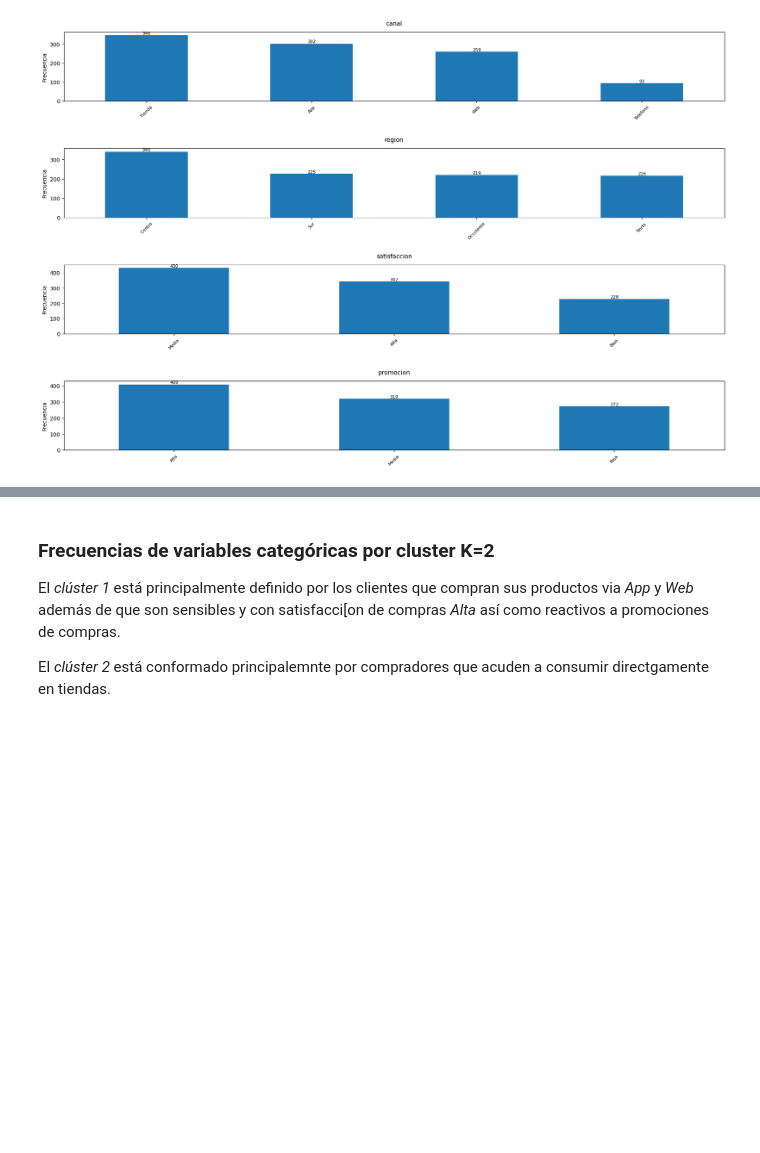
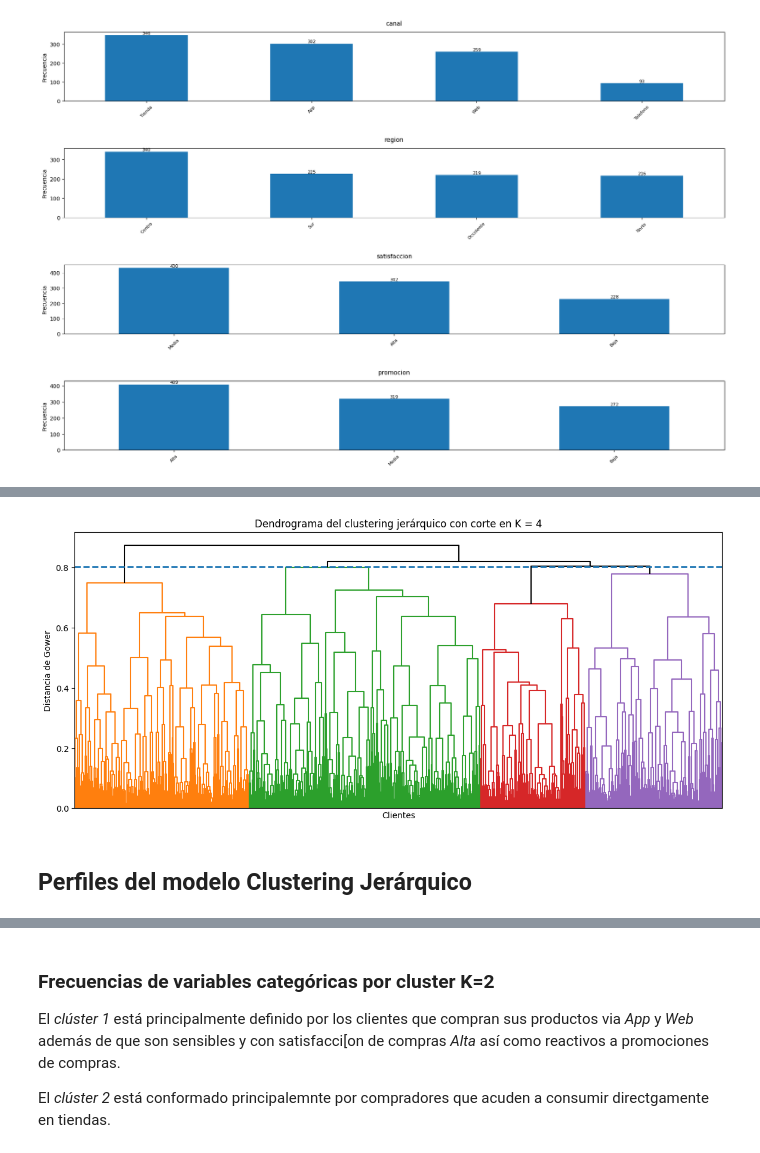
Before and after one commit to rpizarrog/Libro-Aprendizaje-Automatico.-Casos-de-Estudio-con-R-y-Python, a Jupyter notebook: Python NoteBooks/Clustering_Jerarquico_para_datos_de_comportamiento_de_compras_de_clientes.ipynb, the cells around one changed output, grey strips where cells are left out. Saved outputs shown, nothing was run; the diff lists cells and outputs as text; code cells hidden in the pictures; blank space fills up the shorter version.

```diff
--- a/Python NoteBooks/Clustering_Jerarquico_para_datos_de_comportamiento_de_compras_de_clientes.ipynb
+++ b/Python NoteBooks/Clustering_Jerarquico_para_datos_de_comportamiento_de_compras_de_clientes.ipynb
@@ -211,0 +2596,40 @@ f_visualizar_head_tail_reducido(datos_kprototypesK2)
+# %%
+import matplotlib.pyplot as plt
+from scipy.cluster.hierarchy import dendrogram
+
+# K DESEADO
+
+k = 4
+
+modelo_hc = modelo_CJ["modelo_hc"]
+
+# ALTURA DE CORTE PARA K CLÚSTERES
+
+altura_corte = (
+    modelo_hc[-k, 2] + modelo_hc[-k + 1, 2]
+) / 2
+
+# DENDROGRAMA CON CORTE EN K = 4
+
+plt.figure(figsize=(14, 6))
+dendrogram(
+    modelo_hc,
+    color_threshold=altura_corte,
+    above_threshold_color="black",
+    no_labels=True
+)
+
+plt.axhline(
+    y=altura_corte,
+    linestyle="--",
+    linewidth=2
+)
+
+plt.title("Dendrograma del clustering jerárquico con corte en K = 4")
+plt.xlabel("Clientes")
+plt.ylabel("Distancia de Gower")
+plt.show()
+# %% [output]
+[figure, added]
+# %% [markdown]
+## Perfiles del modelo Clustering Jerárquico
```
Also changed, not shown: parts of 50 cells of this notebook.
